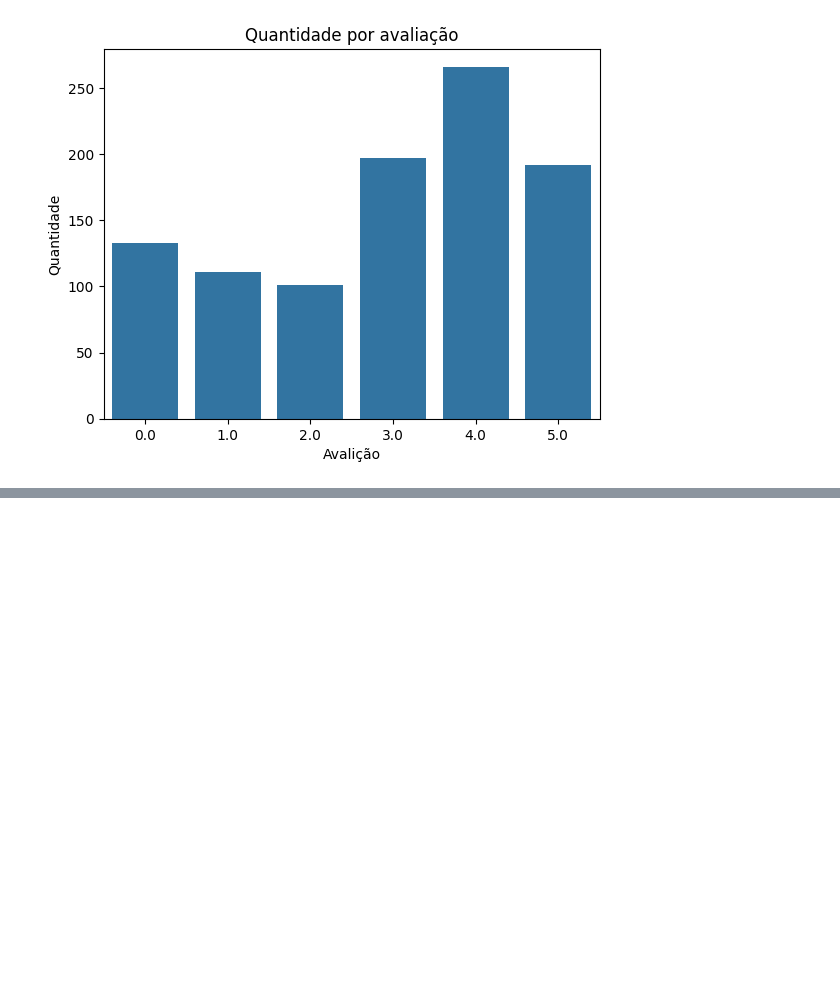
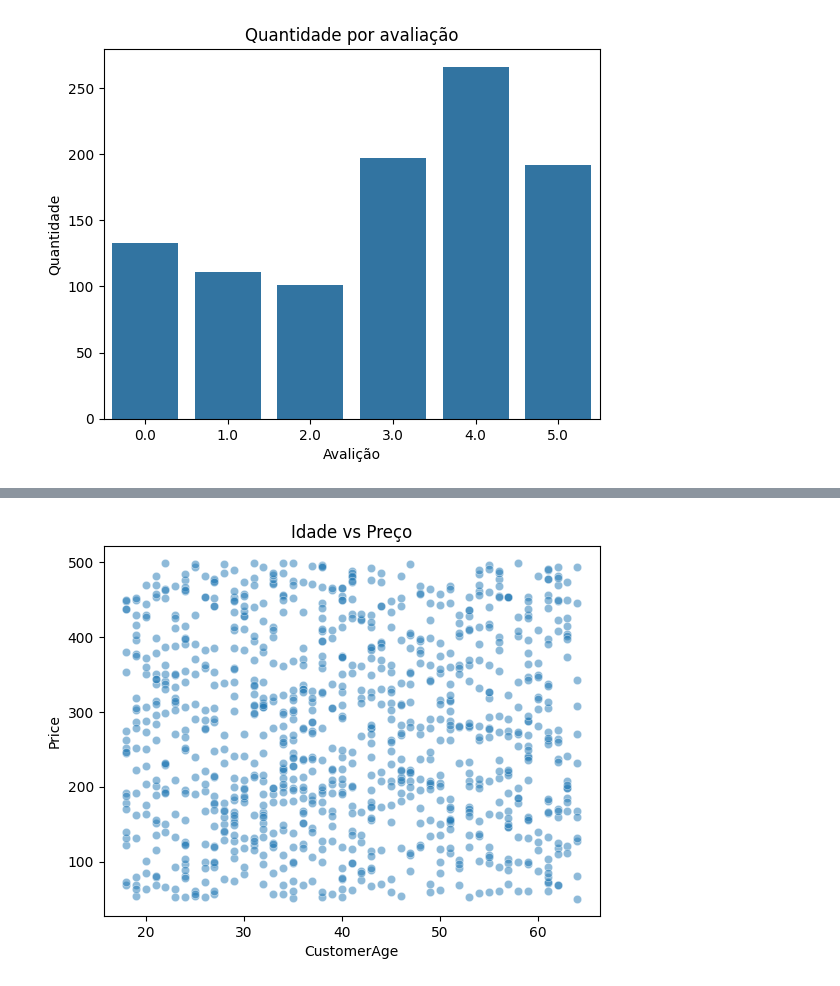
Before and after one commit to danilooxz/TrabalhoAnaliseDados, a Jupyter notebook: trabalho.ipynb, the cells around one changed output, grey strips where cells are left out. Cells and saved outputs as stored; diff of their text form; code cells hidden in the pictures; blank space fills up the shorter version.

```diff
--- a/trabalho.ipynb
+++ b/trabalho.ipynb
@@ -123,0 +143,6 @@ plt.show()
+# %%
+sns.scatterplot(x='CustomerAge', y='Price', data=df_clean, alpha=0.5)
+plt.title('Idade vs Preço')
+plt.show()
+# %% [output]
+[figure, added]
```
Also changed, not shown: parts of 2 cells of this notebook, 3 other files.
